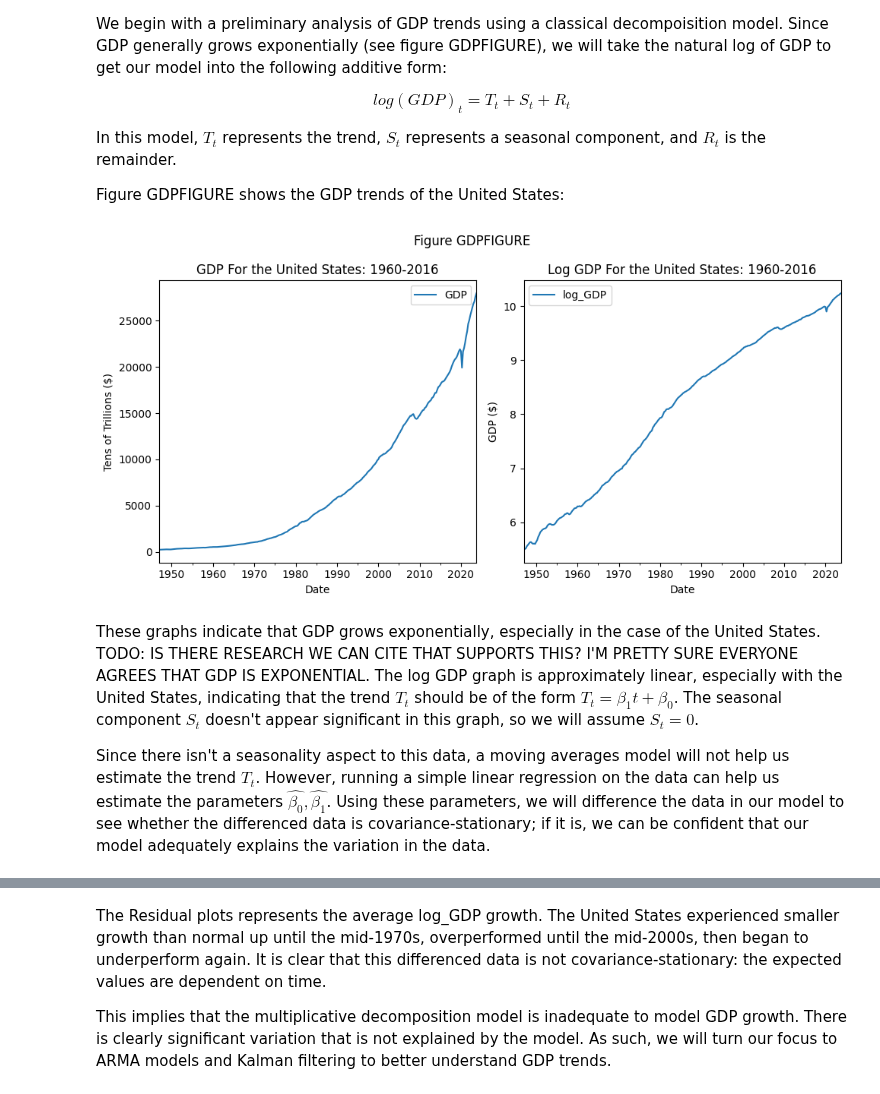
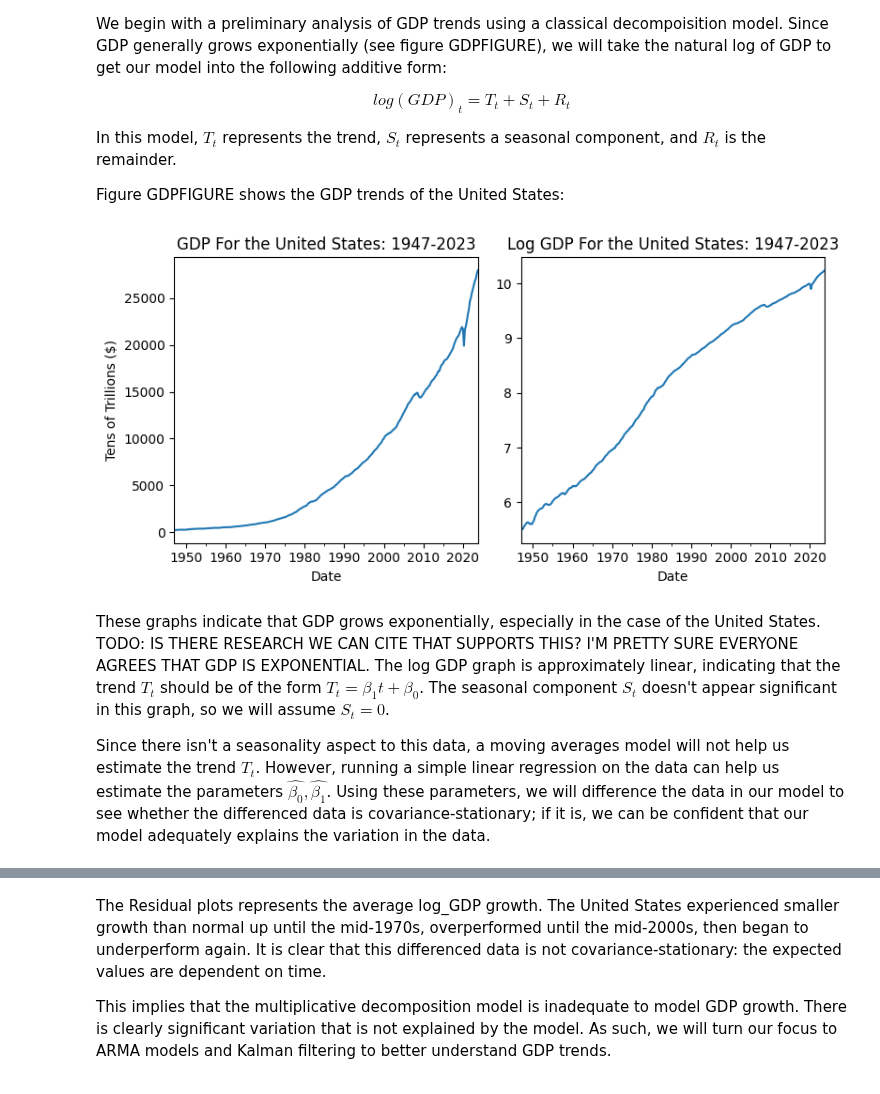
Before and after one commit to addmelo/ACME, a Jupyter notebook: InitialGDPModel.ipynb, the cells around one changed output, grey strips where cells are left out. Drawn from its saved outputs; the diff is of its cells as text; code cells hidden in the pictures.

```diff
--- a/InitialGDPModel.ipynb
+++ b/InitialGDPModel.ipynb
@@ -39,25 +39,25 @@ In this model, $T_t$ represents the trend, $S_t$ represents a seasonal component
 Figure GDPFIGURE shows the GDP trends of the United States:
 # %%
 # Plot initial results
-fig, axs = plt.subplots(1,2, figsize=(10,5))
+fig, axs = plt.subplots(1,2, figsize=(8,4))
 plt.gca().yaxis.get_offset_text().set_visible(False)
-USA.plot(y="GDP", ax=axs[0], use_index=True)
+USA.plot(y="GDP", ax=axs[0], use_index=True, legend=False)
 #JAPAN.plot(x="Year", y="GDP", ax=axs[0], label="Japan")
-axs[0].set_title("GDP For the United States: 1960-2016")
+axs[0].set_title("GDP For the United States: 1947-2023")
 axs[0].set_ylabel("Tens of Trillions ($)")
 
 # Plot the logged models
-USA.plot(y="log_GDP", ax=axs[1], use_index=True)
-axs[1].set_title("Log GDP For the United States: 1960-2016")
-axs[1].set_ylabel("GDP ($)")
+USA.plot(y="log_GDP", ax=axs[1], use_index=True, legend=False)
+axs[1].set_title("Log GDP For the United States: 1947-2023")
+#axs[1].set_ylabel("GDP ($)")
 plt.gca().yaxis.get_offset_text().set_visible(False)
-plt.suptitle("Figure GDPFIGURE")
+#plt.suptitle("Figure GDPFIGURE")
 plt.tight_layout()
 plt.show()
 # %% [output]
-[figure, old version]
+[figure, new version]
 # %% [markdown]
-These graphs indicate that GDP grows exponentially, especially in the case of the United States. TODO: IS THERE RESEARCH WE CAN CITE THAT SUPPORTS THIS? I'M PRETTY SURE EVERYONE AGREES THAT GDP IS EXPONENTIAL. The log GDP graph is approximately linear, especially with the United States, indicating that the trend $T_t$ should be of the form $T_t = \beta_1 t + \beta_0 $. The seasonal component $S_t$ doesn't appear significant in this graph, so we will assume $ S_t = 0 $.
+These graphs indicate that GDP grows exponentially, especially in the case of the United States. TODO: IS THERE RESEARCH WE CAN CITE THAT SUPPORTS THIS? I'M PRETTY SURE EVERYONE AGREES THAT GDP IS EXPONENTIAL. The log GDP graph is approximately linear, indicating that the trend $T_t$ should be of the form $T_t = \beta_1 t + \beta_0 $. The seasonal component $S_t$ doesn't appear significant in this graph, so we will assume $ S_t = 0 $.
 
 Since there isn't a seasonality aspect to this data, a moving averages model will not help us estimate the trend $T_t$. However, running a simple linear regression on the data can help us estimate the parameters $ \hat{\beta_0}, \hat{\beta_1}$. Using these parameters, we will difference the data in our model to see whether the differenced data is covariance-stationary; if it is, we can be confident that our model adequately explains the variation in the data.
 # %%
```
Also changed, not shown: parts of 1 cell of this notebook, 1 other file.
